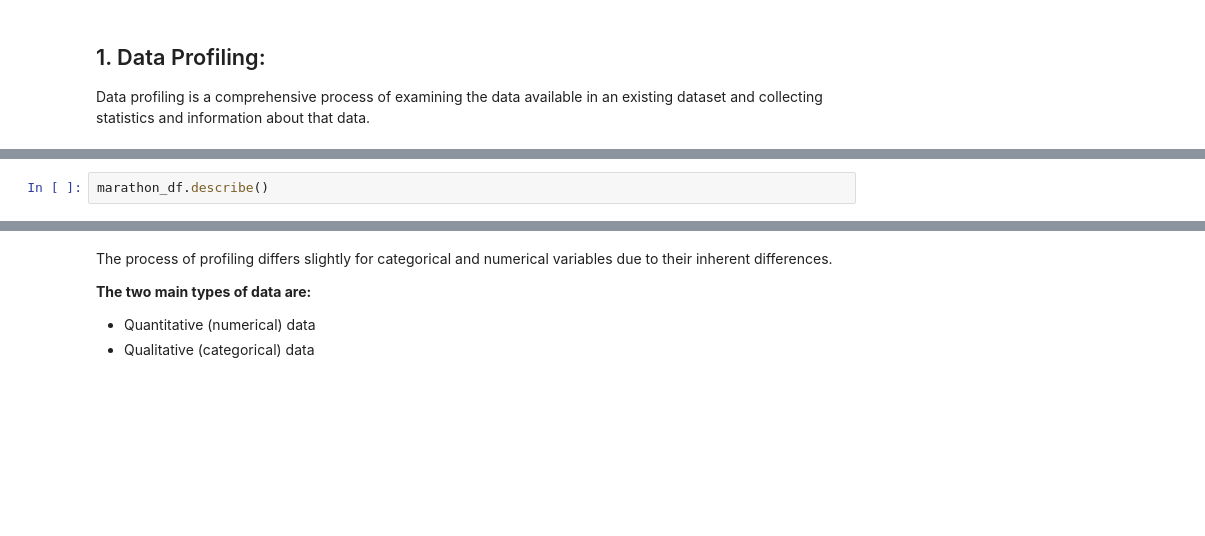
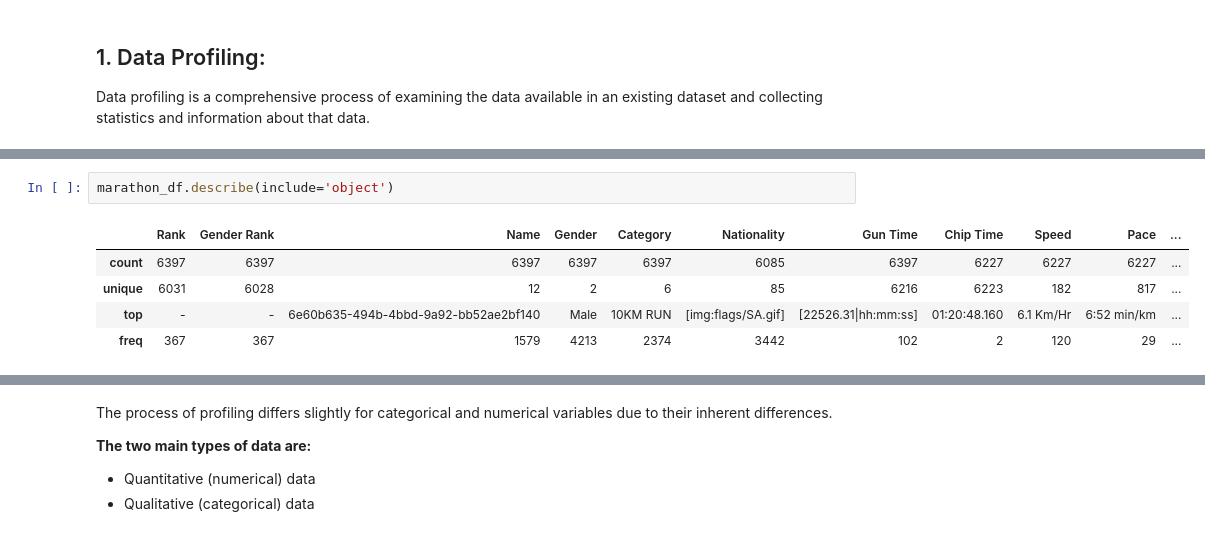
Before and after one commit to arwaalkhathlan/Riyadh-Marathon-EDA-Usecase-1, a Jupyter notebook: 4-EDA explain - usecase1.ipynb, the cells around one changed output, grey strips where cells are left out. Drawn from its saved outputs; the diff is of its cells as text; blank space fills up the shorter version.

```diff
--- a/4-EDA explain - usecase1.ipynb
+++ b/4-EDA explain - usecase1.ipynb
@@ -35,4 +66,10 @@ marathon_df.shape
 # %%
-marathon_df.describe()
+marathon_df.describe(include='object')
+# %% [output]
+|  | Rank | Gender Rank | Name | Gender | Category | Nationality | Gun Time | Chip Time | Speed | Pace | ... |
+| count | 6397 | 6397 | 6397 | 6397 | 6397 | 6085 | 6397 | 6227 | 6227 | 6227 | ... |
+| unique | 6031 | 6028 | 12 | 2 | 6 | 85 | 6216 | 6223 | 182 | 817 | ... |
+| top | - | - | 6e60b635-494b-4bbd-9a92-bb52ae2bf140 | Male | 10KM RUN | [img:flags/SA.gif] | [22526.31|hh:mm:ss] | 01:20:48.160 | 6.1 Km/Hr | 6:52 min/km | ... |
+| freq | 367 | 367 | 1579 | 4213 | 2374 | 3442 | 102 | 2 | 120 | 29 | ... |
 # %%
 marathon_df.columns
```
Also changed, not shown: parts of 56 cells of this notebook.
